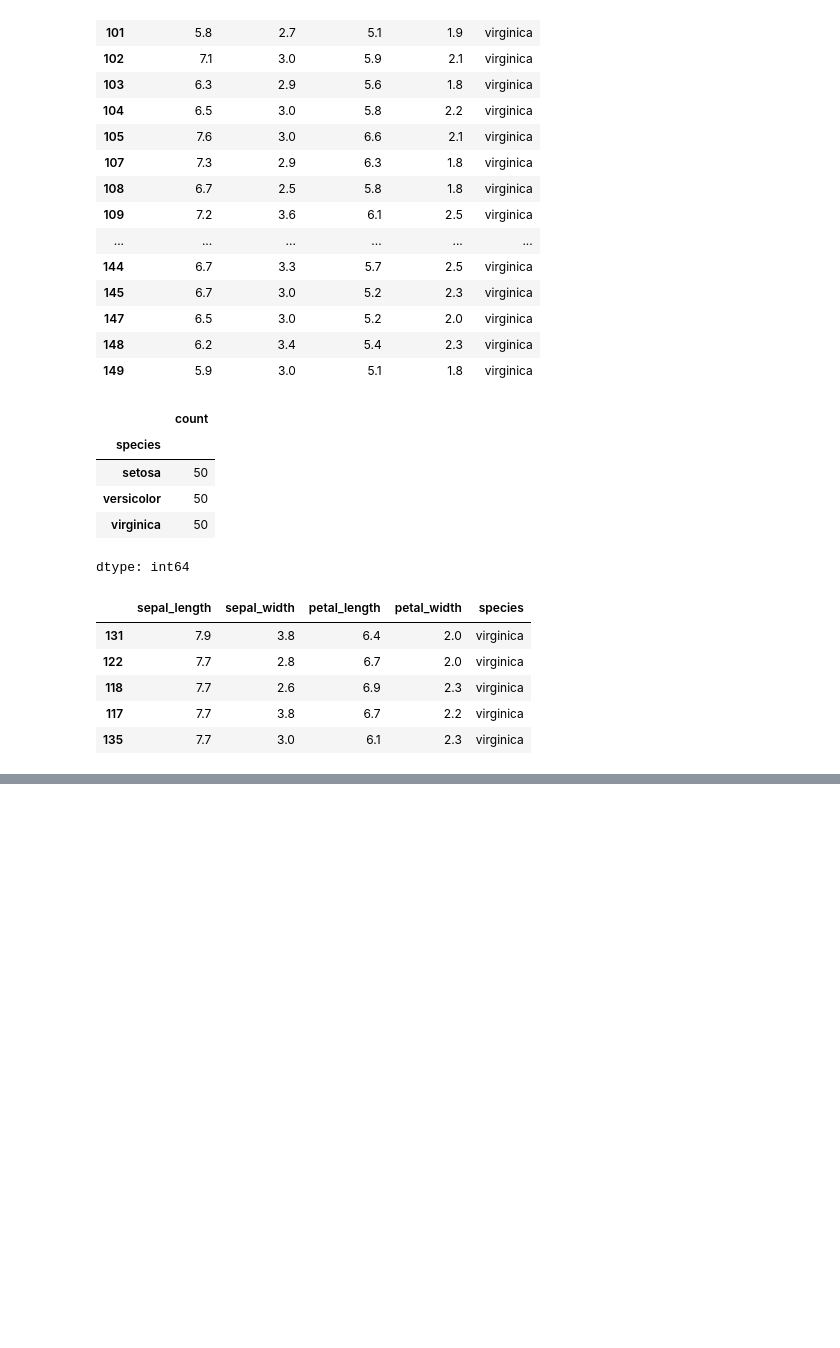
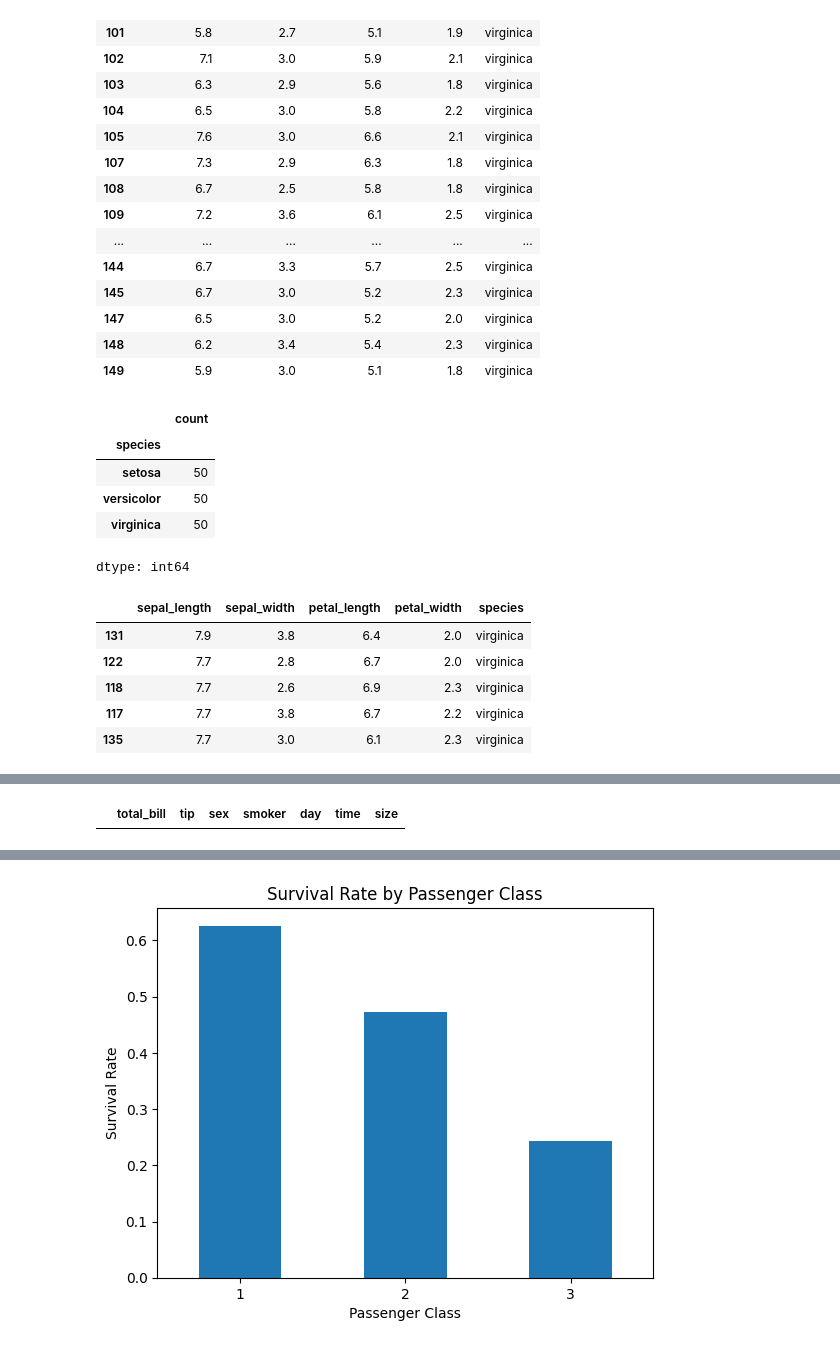
Before and after one commit to vishalmmca25-design/ml-and-datavisualization, a Jupyter notebook: pandas_expriment.ipynb, the cells around one changed output, grey strips where cells are left out. Drawn from its saved outputs; the diff is of its cells as text; code cells hidden in the pictures; blank space fills up the shorter version.

Commit message:
taitanic dataset added

```diff
--- a/pandas_expriment.ipynb
+++ b/pandas_expriment.ipynb
@@ -112,0 +162,69 @@ df.head(5)
+# %%
+#Display all bills that were on a Sunday and at Dinner time. How many are there?
+df[(df['day'] == 'Sunday') & (df['time'] == 'Dinner')]
+# %% [output]
+|  | total_bill | tip | sex | smoker | day | time | size |
+# %%
+import pandas as pd
+import matplotlib.pyplot as plt
+
+# 1. Load dataset
+df = pd.read_csv(
+    "https://raw.githubusercontent.com/datasciencedojo/datasets/master/titanic.csv"
+)
+
+# Display information
+df.info()
+
+# 2. Count missing values
+print("\nMissing values:")
+print(df.isnull().sum())
+
+# 3. Percentage of Cabin missing
+cabin_missing = df["Cabin"].isnull().mean() * 100
+print("\nCabin missing percentage:", cabin_missing)
+
+# Drop Cabin
+df = df.drop("Cabin", axis=1)
+
+# 4. Fill Age with median
+df["Age"] = df["Age"].fillna(df["Age"].median())
+
+# Remove remaining missing rows
+df = df.dropna()
+
+print("\nRows remaining:", df.shape[0])
+
+# 5. Confirm no missing values
+print("\nTotal missing values:", df.isnull().sum().sum())
+
+# 6. Create FamilySize
+df["FamilySize"] = df["SibSp"] + df["Parch"] + 1
+
+# 7. Overall survival rate
+print("\nOverall survival rate:")
+print(df["Survived"].mean())
+
+# 8. Survival by Sex
+print("\nSurvival rate by Sex:")
+print(df.groupby("Sex")["Survived"].mean())
+
+# Survival by Pclass
+print("\nSurvival rate by Pclass:")
+print(df.groupby("Pclass")["Survived"].mean())
+
+# 9. Survival by Sex and Pclass
+print("\nSurvival rate by Sex and Pclass:")
+print(df.groupby(["Sex", "Pclass"])["Survived"].mean())
+
+# 10. Bar chart
+survival_by_class = df.groupby("Pclass")["Survived"].mean()
+
+survival_by_class.plot(kind="bar")
+
+plt.title("Survival Rate by Passenger Class")
+plt.xlabel("Passenger Class")
+plt.ylabel("Survival Rate")
+plt.xticks(rotation=0)
+plt.show()
+# %% [output]
@@ -112,0 +248 @@ df.head(5)
+[figure, added]
```
Also changed, not shown: parts of 5 cells of this notebook.
